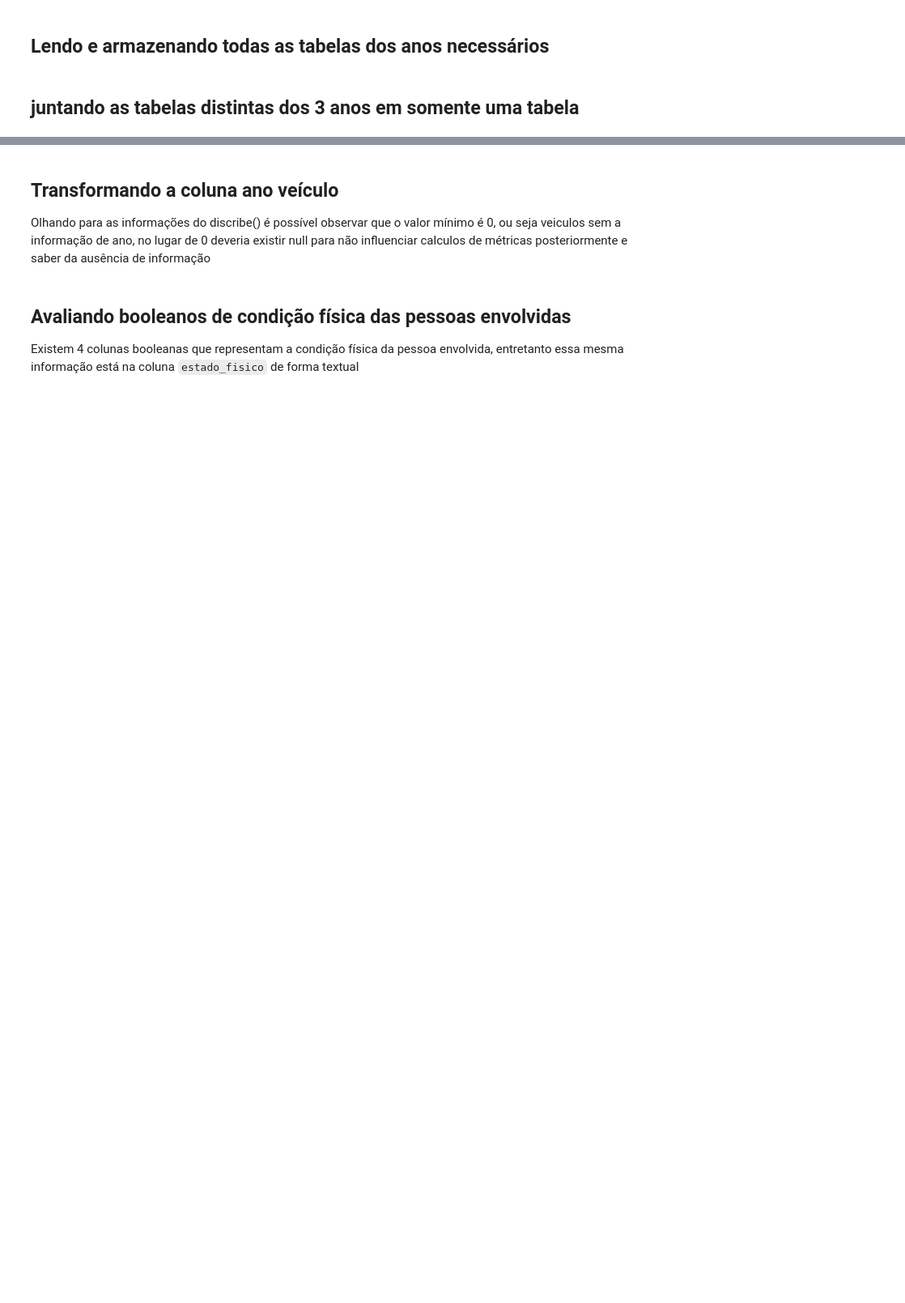
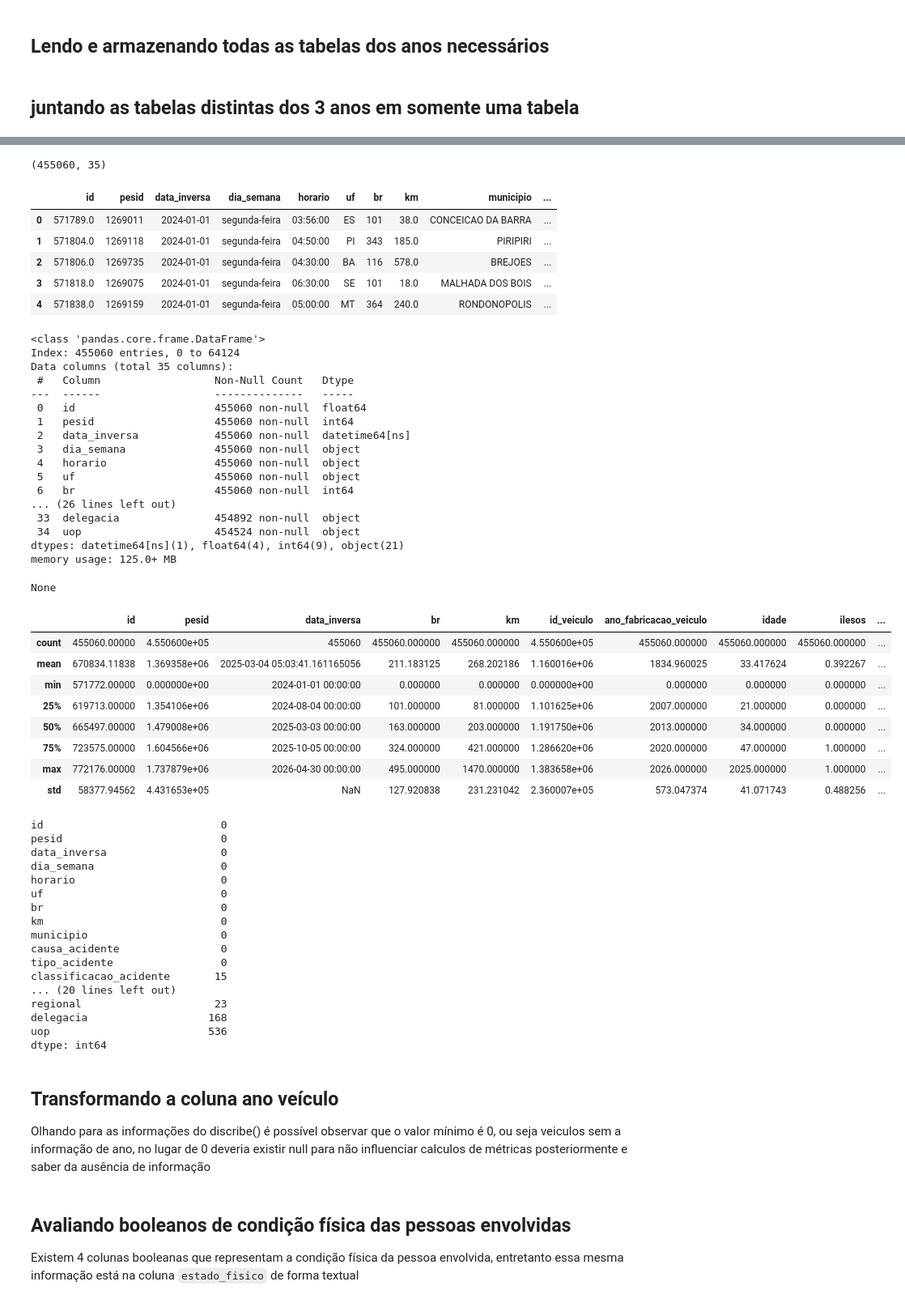
Before and after one commit to alisson-vini/Projeto_integracao_dados, a Jupyter notebook: Notebooks/ETL.ipynb, the cells around one changed output, grey strips where cells are left out. Shown at 81% size. Saved outputs shown, nothing was run; the diff lists cells and outputs as text; code cells hidden in the pictures; blank space fills up the shorter version.

```diff
--- a/Notebooks/ETL.ipynb
+++ b/Notebooks/ETL.ipynb
@@ -105,3 +120,62 @@ dtype: int64
+# %%
+# printando algumas informações pertinentes que ajudam a avaliar quais transformações são necessárias
+display(dataset.shape)
+display(dataset.head())
+display(dataset.info())
+display(dataset.describe())
+display(dataset.isnull().sum())
+# %% [output]
+(455060, 35)
+|  | id | pesid | data_inversa | dia_semana | horario | uf | br | km | municipio | ... |
+| 0 | 571789.0 | 1269011 | 2024-01-01 | segunda-feira | 03:56:00 | ES | 101 | 38.0 | CONCEICAO DA BARRA | ... |
+| 1 | 571804.0 | 1269118 | 2024-01-01 | segunda-feira | 04:50:00 | PI | 343 | 185.0 | PIRIPIRI | ... |
+| 2 | 571806.0 | 1269735 | 2024-01-01 | segunda-feira | 04:30:00 | BA | 116 | 578.0 | BREJOES | ... |
+| 3 | 571818.0 | 1269075 | 2024-01-01 | segunda-feira | 06:30:00 | SE | 101 | 18.0 | MALHADA DOS BOIS | ... |
+| 4 | 571838.0 | 1269159 | 2024-01-01 | segunda-feira | 05:00:00 | MT | 364 | 240.0 | RONDONOPOLIS | ... |
+<class 'pandas.core.frame.DataFrame'>
+Index: 455060 entries, 0 to 64124
+Data columns (total 35 columns):
+ #   Column                  Non-Null Count   Dtype
+---  ------                  --------------   -----
+ 0   id                      455060 non-null  float64
+ 1   pesid                   455060 non-null  int64
+ 2   data_inversa            455060 non-null  datetime64[ns]
+ 3   dia_semana              455060 non-null  object
+ 4   horario                 455060 non-null  object
+ 5   uf                      455060 non-null  object
+ 6   br                      455060 non-null  int64
+... (26 lines left out)
+ 33  delegacia               454892 non-null  object
+ 34  uop                     454524 non-null  object
+dtypes: datetime64[ns](1), float64(4), int64(9), object(21)
+memory usage: 125.0+ MB
+None
+|  | id | pesid | data_inversa | br | km | id_veiculo | ano_fabricacao_veiculo | idade | ilesos | ... |
+| count | 455060.00000 | 4.550600e+05 | 455060 | 455060.000000 | 455060.000000 | 4.550600e+05 | 455060.000000 | 455060.000000 | 455060.000000 | ... |
+| mean | 670834.11838 | 1.369358e+06 | 2025-03-04 05:03:41.161165056 | 211.183125 | 268.202186 | 1.160016e+06 | 1834.960025 | 33.417624 | 0.392267 | ... |
+| min | 571772.00000 | 0.000000e+00 | 2024-01-01 00:00:00 | 0.000000 | 0.000000 | 0.000000e+00 | 0.000000 | 0.000000 | 0.000000 | ... |
+| 25% | 619713.00000 | 1.354106e+06 | 2024-08-04 00:00:00 | 101.000000 | 81.000000 | 1.101625e+06 | 2007.000000 | 21.000000 | 0.000000 | ... |
+| 50% | 665497.00000 | 1.479008e+06 | 2025-03-03 00:00:00 | 163.000000 | 203.000000 | 1.191750e+06 | 2013.000000 | 34.000000 | 0.000000 | ... |
+| 75% | 723575.00000 | 1.604566e+06 | 2025-10-05 00:00:00 | 324.000000 | 421.000000 | 1.286620e+06 | 2020.000000 | 47.000000 | 1.000000 | ... |
+| max | 772176.00000 | 1.737879e+06 | 2026-04-30 00:00:00 | 495.000000 | 1470.000000 | 1.383658e+06 | 2026.000000 | 2025.000000 | 1.000000 | ... |
+| std | 58377.94562 | 4.431653e+05 | NaN | 127.920838 | 231.231042 | 2.360007e+05 | 573.047374 | 41.071743 | 0.488256 | ... |
+id                            0
+pesid                         0
+data_inversa                  0
+dia_semana                    0
+horario                       0
+uf                            0
+br                            0
+km                            0
+municipio                     0
+causa_acidente                0
+tipo_acidente                 0
+classificacao_acidente       15
+... (20 lines left out)
+regional                     23
+delegacia                   168
+uop                         536
+dtype: int64
 # %% [markdown]
 ## Transformando a coluna ano veículo
 Olhando para as informações do discribe() é possível observar que o valor mínimo é 0, ou seja veiculos sem a informação de ano, no lugar de 0 deveria existir null para não influenciar calculos de métricas posteriormente e saber da ausência de informação
```
Also changed, not shown: parts of 12 cells of this notebook, 1 other file.
